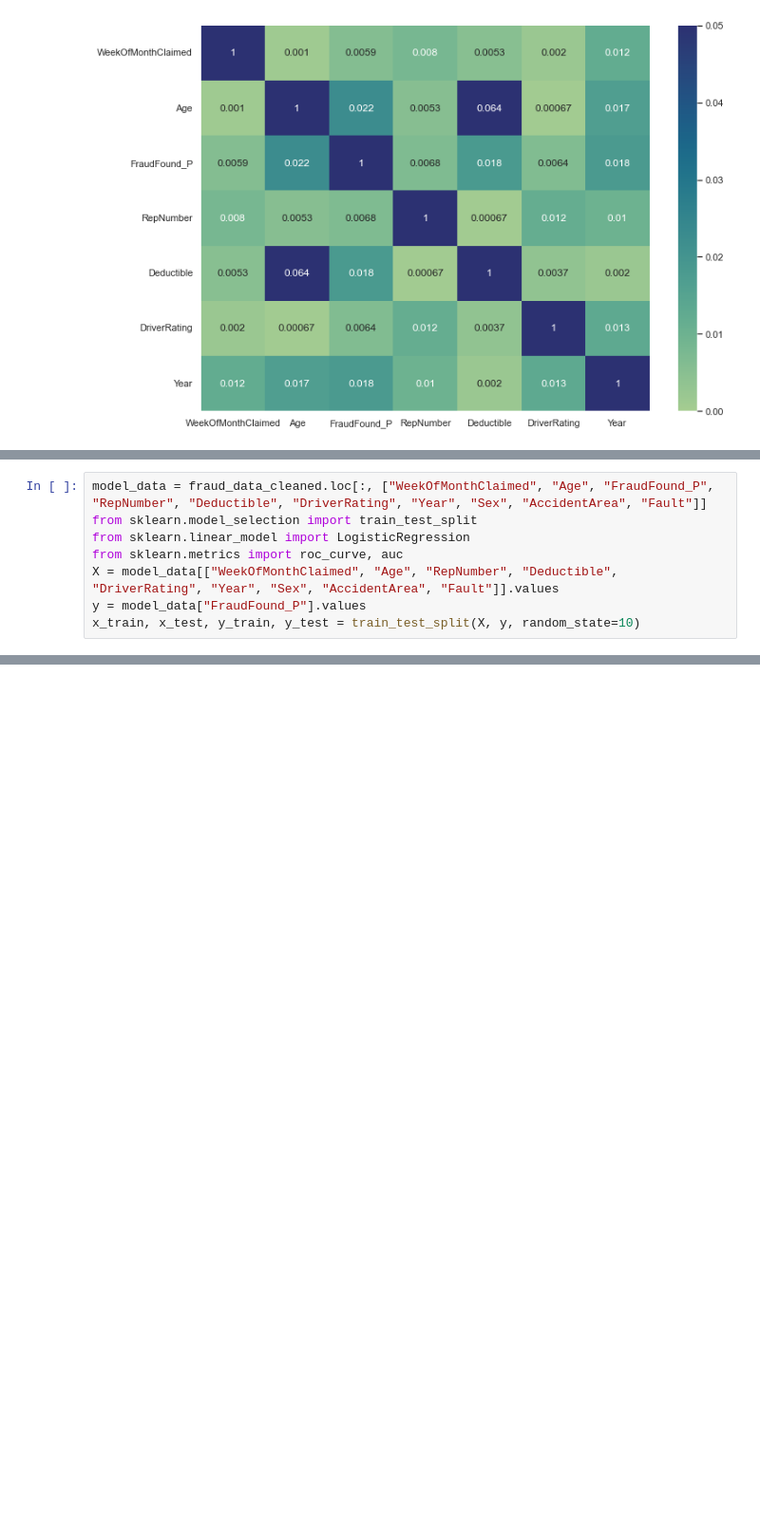
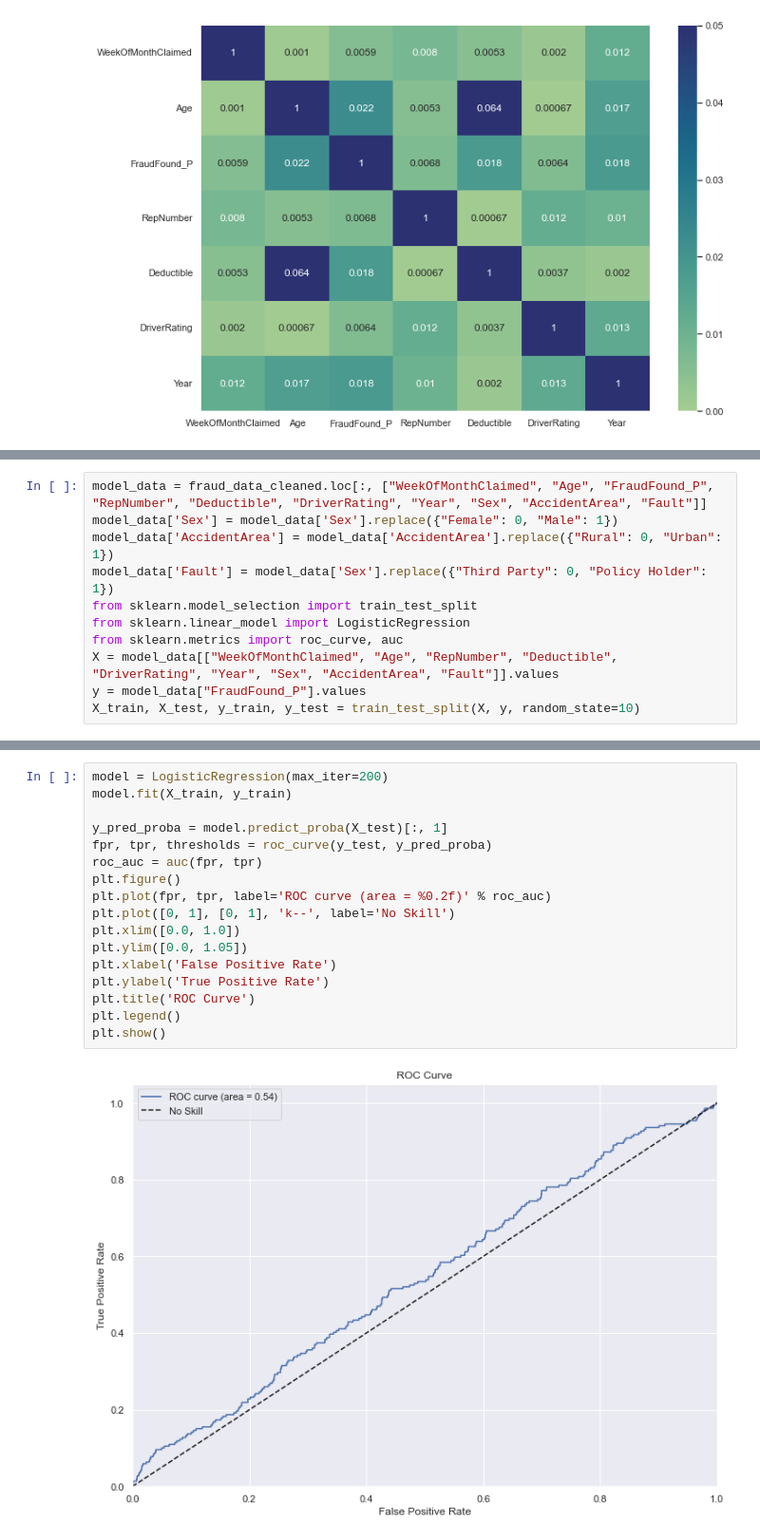
Before and after one commit to smirs/car-insurance-fraud-detection, a Jupyter notebook: fraud_detection.ipynb, the cells around one changed output, grey strips where cells are left out. Shown: that part at 95% size. Drawn from its saved outputs; the diff is of its cells as text; blank space fills up the shorter version.

Commit message:
Run model and calculate ROC_AUC

```diff
--- a/fraud_detection.ipynb
+++ b/fraud_detection.ipynb
@@ -302,8 +304,11 @@ sns.heatmap(np.abs(fraud_data_cleaned_trimmed.corr()), cmap="crest", annot=True,
 # %%
 model_data = fraud_data_cleaned.loc[:, ["WeekOfMonthClaimed", "Age", "FraudFound_P", "RepNumber", "Deductible", "DriverRating", "Year", "Sex", "AccidentArea", "Fault"]]
+model_data['Sex'] = model_data['Sex'].replace({"Female": 0, "Male": 1})
+model_data['AccidentArea'] = model_data['AccidentArea'].replace({"Rural": 0, "Urban": 1})
+model_data['Fault'] = model_data['Sex'].replace({"Third Party": 0, "Policy Holder": 1})
 from sklearn.model_selection import train_test_split
 from sklearn.linear_model import LogisticRegression
 from sklearn.metrics import roc_curve, auc
 X = model_data[["WeekOfMonthClaimed", "Age", "RepNumber", "Deductible", "DriverRating", "Year", "Sex", "AccidentArea", "Fault"]].values
 y = model_data["FraudFound_P"].values
-x_train, x_test, y_train, y_test = train_test_split(X, y, random_state=10)
+X_train, X_test, y_train, y_test = train_test_split(X, y, random_state=10)
@@ -319,0 +321,19 @@ array([[2, 45, 9, ..., 'Male', 'Urban', 'Third Party'],
+# %%
+model = LogisticRegression(max_iter=200)
+model.fit(X_train, y_train)
+
+y_pred_proba = model.predict_proba(X_test)[:, 1]
+fpr, tpr, thresholds = roc_curve(y_test, y_pred_proba)
+roc_auc = auc(fpr, tpr)
+plt.figure()
+plt.plot(fpr, tpr, label='ROC curve (area = %0.2f)' % roc_auc)
+plt.plot([0, 1], [0, 1], 'k--', label='No Skill')
+plt.xlim([0.0, 1.0])
+plt.ylim([0.0, 1.05])
+plt.xlabel('False Positive Rate')
+plt.ylabel('True Positive Rate')
+plt.title('ROC Curve')
+plt.legend()
+plt.show()
+# %% [output]
+[figure, added]
```
Also changed, not shown: parts of 4 cells of this notebook.
